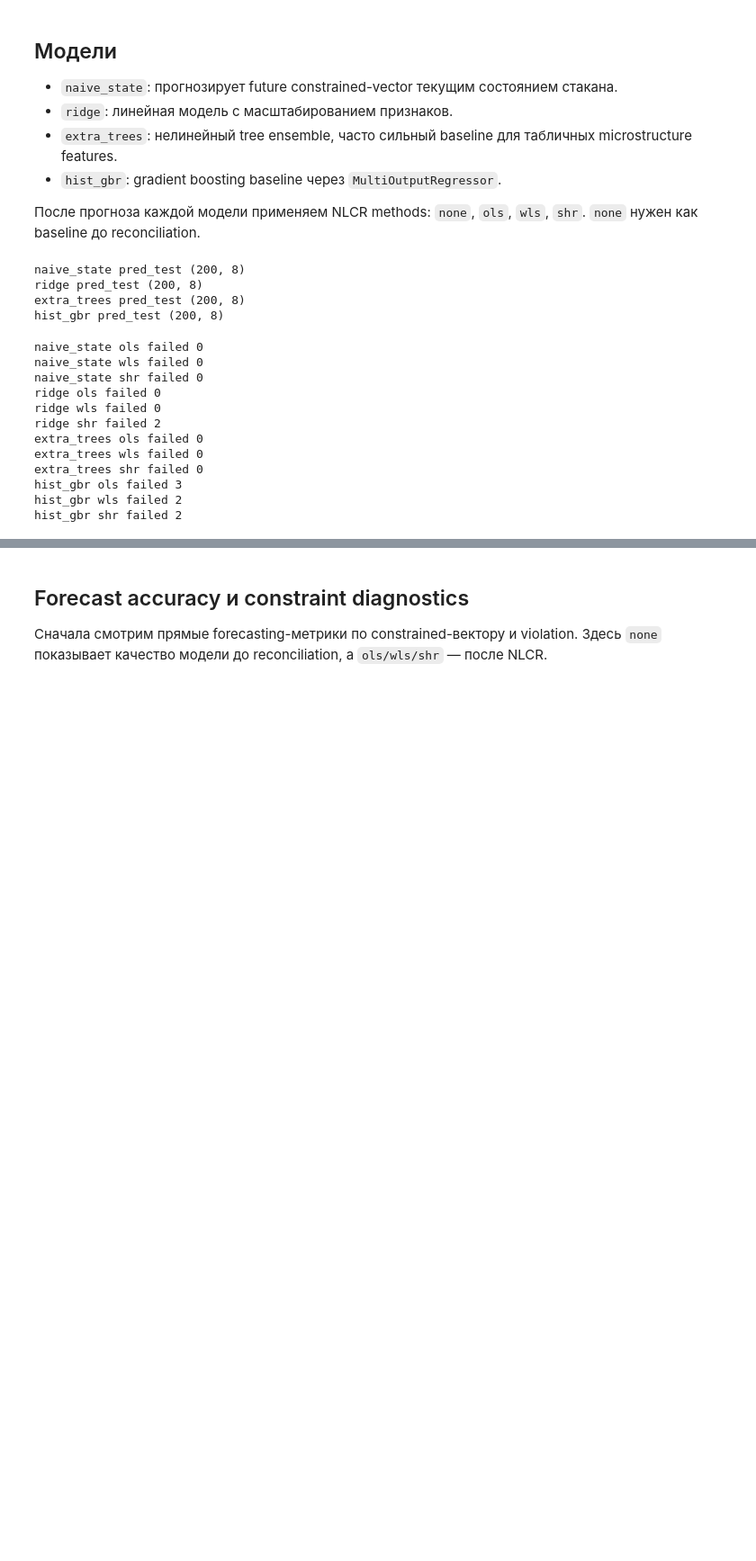
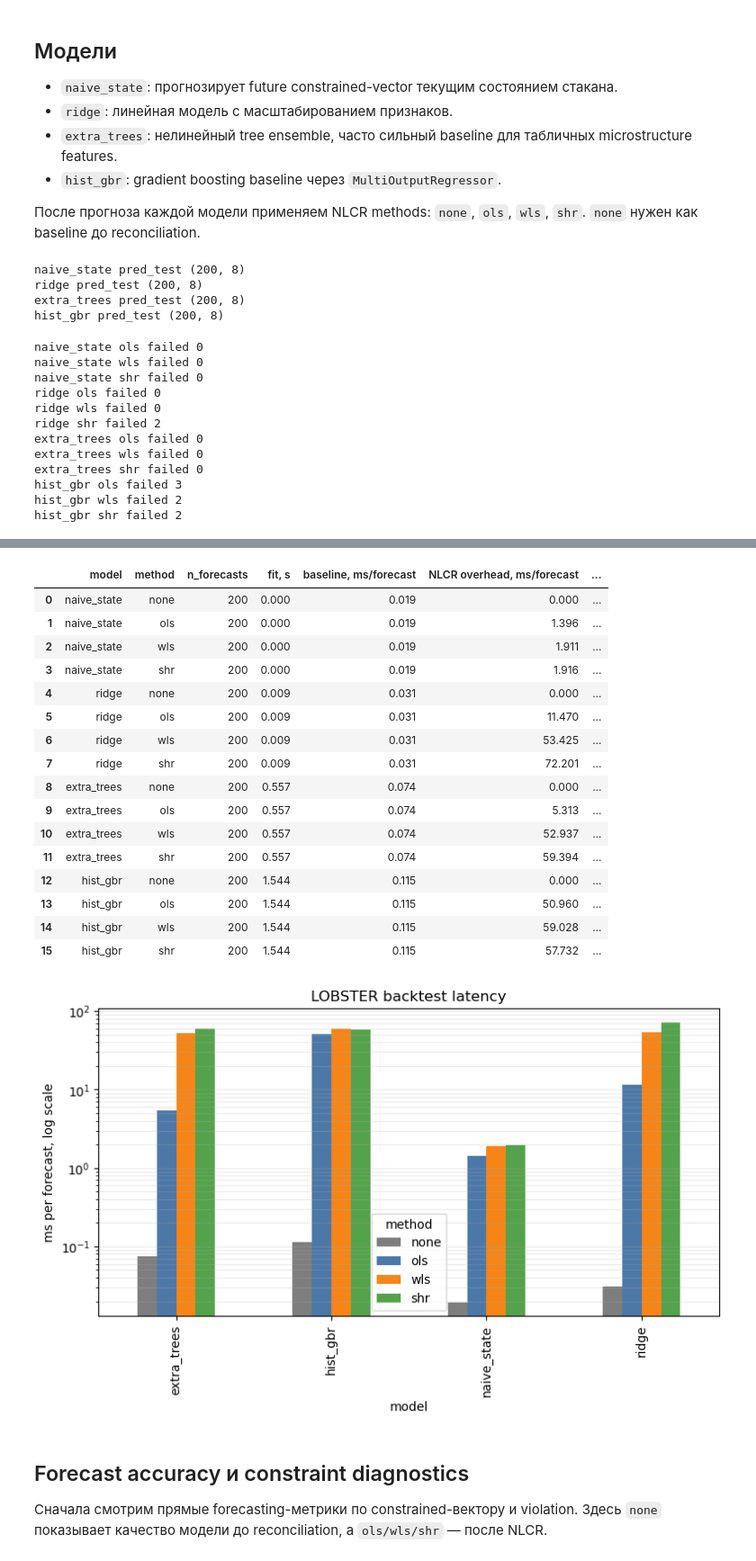
Before and after one commit to ilolss/nlcr-empirical-evaluation, a Jupyter notebook: notebooks/05_lobster_backtest.ipynb, the cells around one changed output, grey strips where cells are left out. Shown at 90% size. Cells and saved outputs as stored; diff of their text form; code cells hidden in the pictures; blank space fills up the shorter version.

```diff
--- a/notebooks/05_lobster_backtest.ipynb
+++ b/notebooks/05_lobster_backtest.ipynb
@@ -274,3 +352,58 @@ hist_gbr shr failed 2
+# %%
+timing_view = timing_results.copy()
+timing_view = timing_view[[
+    "model", "method", "n_forecasts", "fit_seconds",
+    "baseline_ms_per_forecast", "reconciliation_ms_per_forecast",
+    "total_ms_per_forecast", "slowdown_vs_base",
+]].rename(columns={
+    "fit_seconds": "fit, s",
+    "baseline_ms_per_forecast": "baseline, ms/forecast",
+    "reconciliation_ms_per_forecast": "NLCR overhead, ms/forecast",
+    "total_ms_per_forecast": "total, ms/forecast",
+    "slowdown_vs_base": "slowdown vs baseline",
+})
+
+display(
+    timing_view.style.format({
+        "fit, s": "{:.3f}",
+        "baseline, ms/forecast": "{:.3f}",
+        "NLCR overhead, ms/forecast": "{:.3f}",
+        "total, ms/forecast": "{:.3f}",
+        "slowdown vs baseline": "{:.1f}x",
+    })
+)
+
+plot_data = timing_results.pivot(index="model", columns="method", values="total_ms_per_forecast")
+plot_data = plot_data[["none", "ols", "wls", "shr"]]
+fig, ax = plt.subplots(figsize=(9, 4.5))
+plot_data.plot(kind="bar", ax=ax, color=["#7E7E7E", "#4C78A8", "#F58518", "#54A24B"])
+ax.set_yscale("log")
+ax.set_ylabel("ms per forecast, log scale")
+ax.set_title("LOBSTER backtest latency")
+ax.grid(axis="y", alpha=0.25, which="both")
+ax.legend(title="method")
+fig.savefig(RESULTS_DIR / "figures" / "lobster_backtest_timing.png", dpi=200, bbox_inches="tight")
+display(fig)
+plt.close(fig)
+# %% [output]
+|  | model | method | n_forecasts | fit, s | baseline, ms/forecast | NLCR overhead, ms/forecast | ... |
+| 0 | naive_state | none | 200 | 0.000 | 0.019 | 0.000 | ... |
+| 1 | naive_state | ols | 200 | 0.000 | 0.019 | 1.396 | ... |
+| 2 | naive_state | wls | 200 | 0.000 | 0.019 | 1.911 | ... |
+| 3 | naive_state | shr | 200 | 0.000 | 0.019 | 1.916 | ... |
+| 4 | ridge | none | 200 | 0.009 | 0.031 | 0.000 | ... |
+| 5 | ridge | ols | 200 | 0.009 | 0.031 | 11.470 | ... |
+| 6 | ridge | wls | 200 | 0.009 | 0.031 | 53.425 | ... |
+| 7 | ridge | shr | 200 | 0.009 | 0.031 | 72.201 | ... |
+| 8 | extra_trees | none | 200 | 0.557 | 0.074 | 0.000 | ... |
+| 9 | extra_trees | ols | 200 | 0.557 | 0.074 | 5.313 | ... |
+| 10 | extra_trees | wls | 200 | 0.557 | 0.074 | 52.937 | ... |
+| 11 | extra_trees | shr | 200 | 0.557 | 0.074 | 59.394 | ... |
+| 12 | hist_gbr | none | 200 | 1.544 | 0.115 | 0.000 | ... |
+| 13 | hist_gbr | ols | 200 | 1.544 | 0.115 | 50.960 | ... |
+| 14 | hist_gbr | wls | 200 | 1.544 | 0.115 | 59.028 | ... |
+| 15 | hist_gbr | shr | 200 | 1.544 | 0.115 | 57.732 | ... |
+[figure, added]
 # %% [markdown]
 ## Forecast accuracy и constraint diagnostics
 
```
Also changed, not shown: parts of 9 cells of this notebook, 34 other files.
